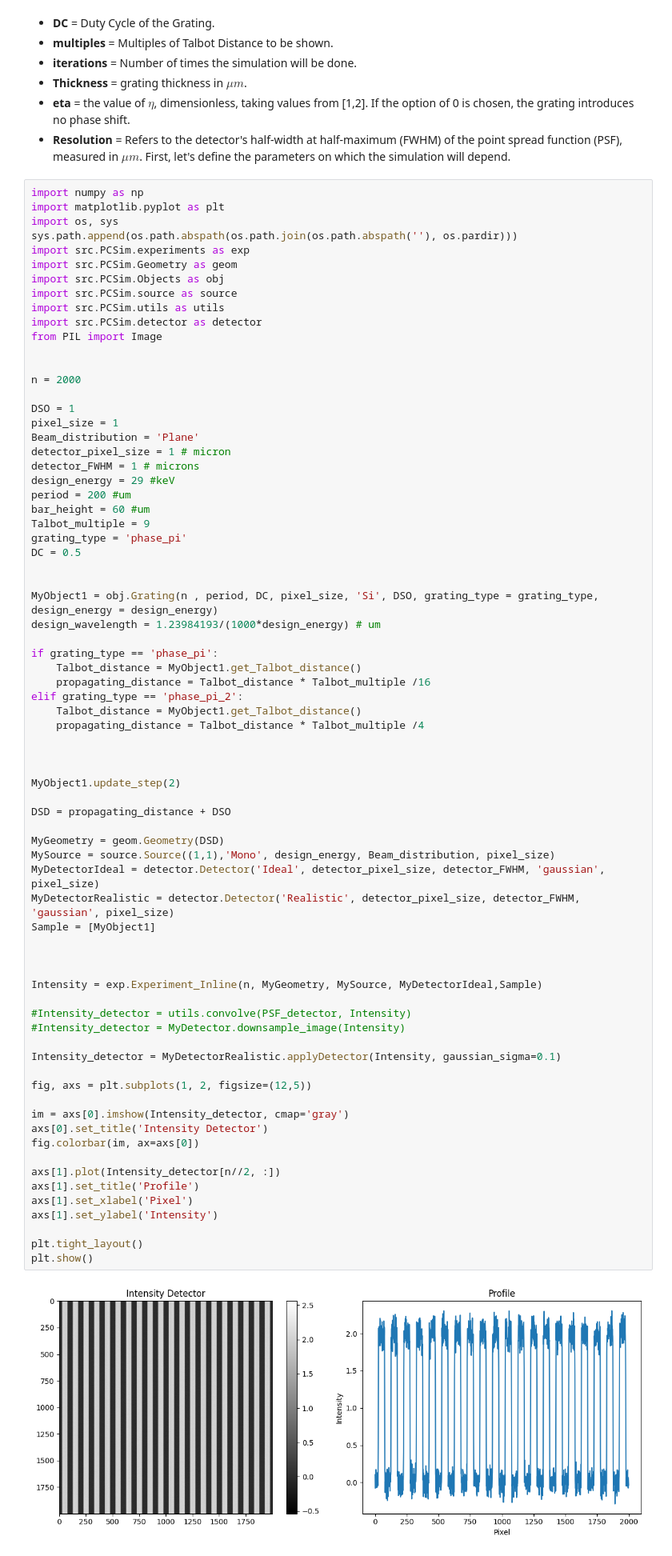
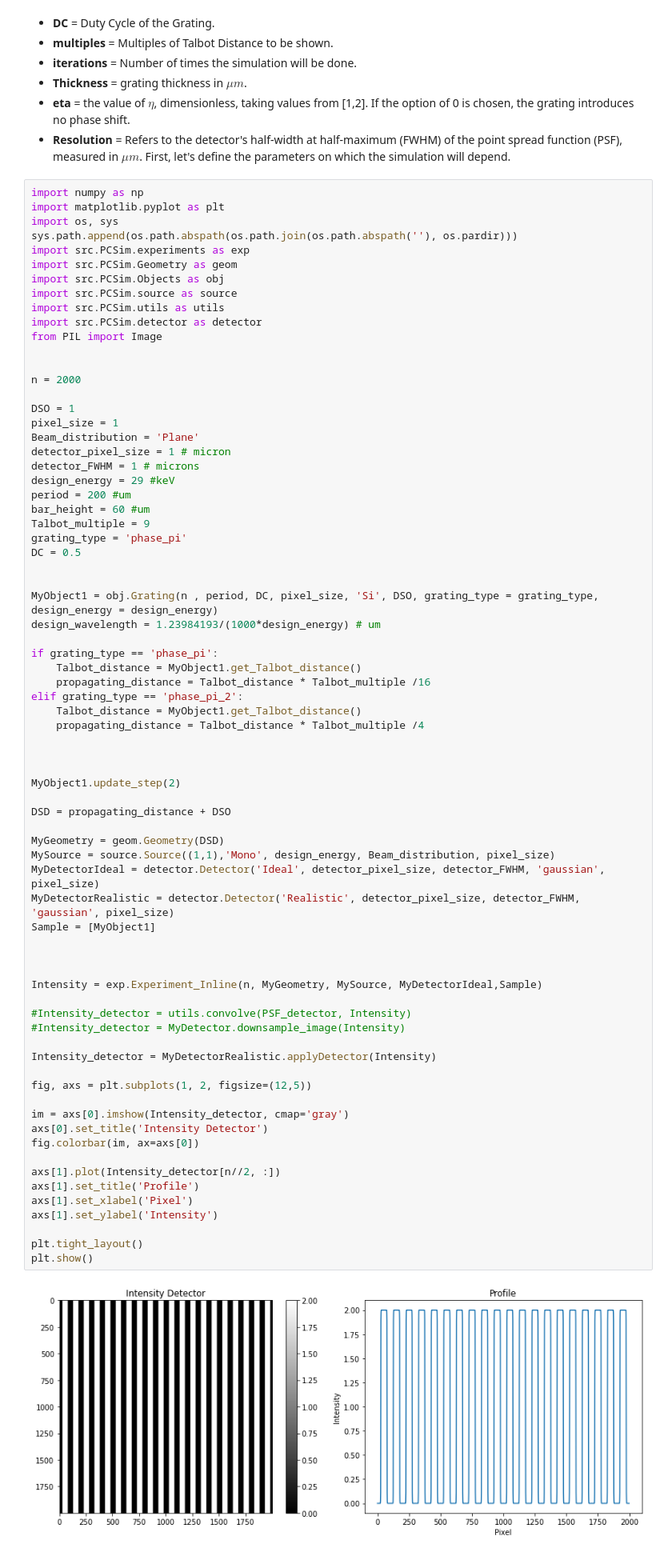
Before and after one commit to PREDICO-Project/XPCIpy, a Jupyter notebook: Notebooks/Talbot_effect.ipynb, the cells around one changed output. Shown at 80% size. Saved outputs shown, nothing was run; the diff lists cells and outputs as text.

```diff
--- a/Notebooks/Talbot_effect.ipynb
+++ b/Notebooks/Talbot_effect.ipynb
@@ -160,35 +160,35 @@ MyObject1.update_step(2)
 DSD = propagating_distance + DSO
 
 MyGeometry = geom.Geometry(DSD)
 MySource = source.Source((1,1),'Mono', design_energy, Beam_distribution, pixel_size)
 MyDetectorIdeal = detector.Detector('Ideal', detector_pixel_size, detector_FWHM, 'gaussian', pixel_size)
 MyDetectorRealistic = detector.Detector('Realistic', detector_pixel_size, detector_FWHM, 'gaussian', pixel_size)
 Sample = [MyObject1]
 
 
 
 Intensity = exp.Experiment_Inline(n, MyGeometry, MySource, MyDetectorIdeal,Sample)
 
 #Intensity_detector = utils.convolve(PSF_detector, Intensity)
 #Intensity_detector = MyDetector.downsample_image(Intensity)
 
-Intensity_detector = MyDetectorRealistic.applyDetector(Intensity, gaussian_sigma=0.1)
+Intensity_detector = MyDetectorRealistic.applyDetector(Intensity)
 
 fig, axs = plt.subplots(1, 2, figsize=(12,5))
 
 im = axs[0].imshow(Intensity_detector, cmap='gray')
 axs[0].set_title('Intensity Detector')
 fig.colorbar(im, ax=axs[0])
 
 axs[1].plot(Intensity_detector[n//2, :])
 axs[1].set_title('Profile')
 axs[1].set_xlabel('Pixel')
 axs[1].set_ylabel('Intensity')
 
 plt.tight_layout()
 plt.show()
 # %% [output]
-[figure, old version]
+[figure, new version]
 # %% [markdown]
 # Tabot carpet
 There is a function inside **check_Talbot.py** that enables us to perform a simulation of the Talbot effect along the propagation distance (Talbot carpet). One can observe, over one Talbot distance, that for gratings introducing phase shifts (either $\pi$ or $\pi/2$), the self-image of the grid is observed at fractions of the Talbot distance.
```
Also changed, not shown: parts of 4 cells of this notebook, 27 other files.
